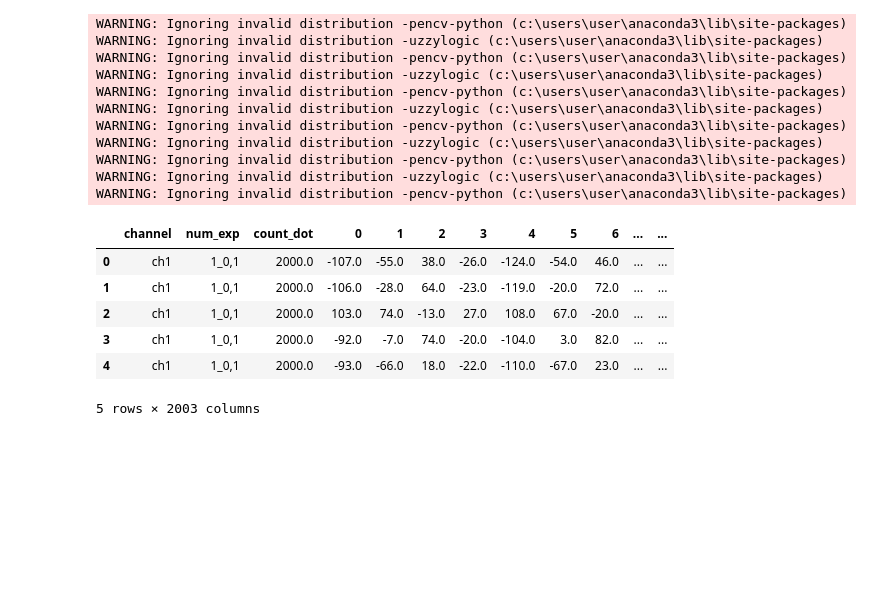
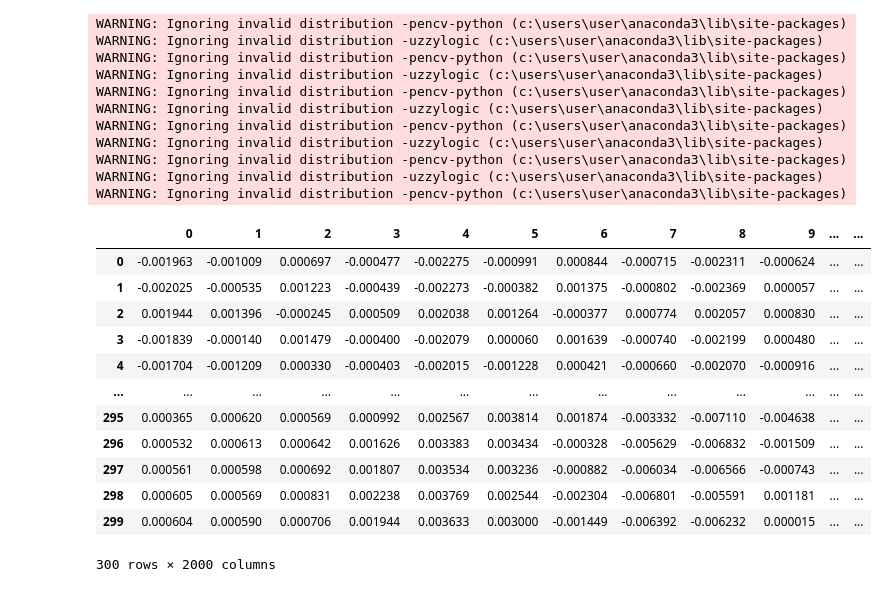
Before and after one commit to Genia163/relative_spectrum, a Jupyter notebook: fft_signal.ipynb, the cells around one changed output. Cells and saved outputs as stored; diff of their text form; code cells hidden in the pictures; blank space fills up the shorter version.

```diff
--- a/fft_signal.ipynb
+++ b/fft_signal.ipynb
@@ -30,17 +31,27 @@ from scipy.fft import rfft, rfftfreq
 # %%
 exp_path = 'Опыты от 18.02.23'
 Path = os.getcwd()
 Path = f'{Path}/{exp_path}'
 signals = pd.read_csv(f'{exp_path}_signal_data.csv',)
-signals.head()
+signals = signals.fillna(0)
+signal_full = signals
+d = preprocessing.normalize(signals.loc[:, "0":"1999":1])
+signals = pd.DataFrame(d)
+signals
 # %% [output]
-|  | channel | num_exp | count_dot | 0 | 1 | 2 | 3 | 4 | 5 | 6 | ... | ... |
-| 0 | ch1 | 1_0,1 | 2000.0 | -107.0 | -55.0 | 38.0 | -26.0 | -124.0 | -54.0 | 46.0 | ... | ... |
-| 1 | ch1 | 1_0,1 | 2000.0 | -106.0 | -28.0 | 64.0 | -23.0 | -119.0 | -20.0 | 72.0 | ... | ... |
-| 2 | ch1 | 1_0,1 | 2000.0 | 103.0 | 74.0 | -13.0 | 27.0 | 108.0 | 67.0 | -20.0 | ... | ... |
-| 3 | ch1 | 1_0,1 | 2000.0 | -92.0 | -7.0 | 74.0 | -20.0 | -104.0 | 3.0 | 82.0 | ... | ... |
-| 4 | ch1 | 1_0,1 | 2000.0 | -93.0 | -66.0 | 18.0 | -22.0 | -110.0 | -67.0 | 23.0 | ... | ... |
+|  | 0 | 1 | 2 | 3 | 4 | 5 | 6 | 7 | 8 | 9 | ... | ... |
+| 0 | -0.001963 | -0.001009 | 0.000697 | -0.000477 | -0.002275 | -0.000991 | 0.000844 | -0.000715 | -0.002311 | -0.000624 | ... | ... |
+| 1 | -0.002025 | -0.000535 | 0.001223 | -0.000439 | -0.002273 | -0.000382 | 0.001375 | -0.000802 | -0.002369 | 0.000057 | ... | ... |
+| 2 | 0.001944 | 0.001396 | -0.000245 | 0.000509 | 0.002038 | 0.001264 | -0.000377 | 0.000774 | 0.002057 | 0.000830 | ... | ... |
+| 3 | -0.001839 | -0.000140 | 0.001479 | -0.000400 | -0.002079 | 0.000060 | 0.001639 | -0.000740 | -0.002199 | 0.000480 | ... | ... |
+| 4 | -0.001704 | -0.001209 | 0.000330 | -0.000403 | -0.002015 | -0.001228 | 0.000421 | -0.000660 | -0.002070 | -0.000916 | ... | ... |
+| ... | ... | ... | ... | ... | ... | ... | ... | ... | ... | ... | ... | ... |
+| 295 | 0.000365 | 0.000620 | 0.000569 | 0.000992 | 0.002567 | 0.003814 | 0.001874 | -0.003332 | -0.007110 | -0.004638 | ... | ... |
+| 296 | 0.000532 | 0.000613 | 0.000642 | 0.001626 | 0.003383 | 0.003434 | -0.000328 | -0.005629 | -0.006832 | -0.001509 | ... | ... |
+| 297 | 0.000561 | 0.000598 | 0.000692 | 0.001807 | 0.003534 | 0.003236 | -0.000882 | -0.006034 | -0.006566 | -0.000743 | ... | ... |
+| 298 | 0.000605 | 0.000569 | 0.000831 | 0.002238 | 0.003769 | 0.002544 | -0.002304 | -0.006801 | -0.005591 | 0.001181 | ... | ... |
+| 299 | 0.000604 | 0.000590 | 0.000706 | 0.001944 | 0.003633 | 0.003000 | -0.001449 | -0.006392 | -0.006232 | 0.000015 | ... | ... |
-5 rows × 2003 columns
+300 rows × 2000 columns
 # %%
 SAMPLE_RATE = 2*10**6  # Гц
 DURATION = 1000*10**-6  # Секунды
```
Also changed, not shown: parts of 6 cells of this notebook.
